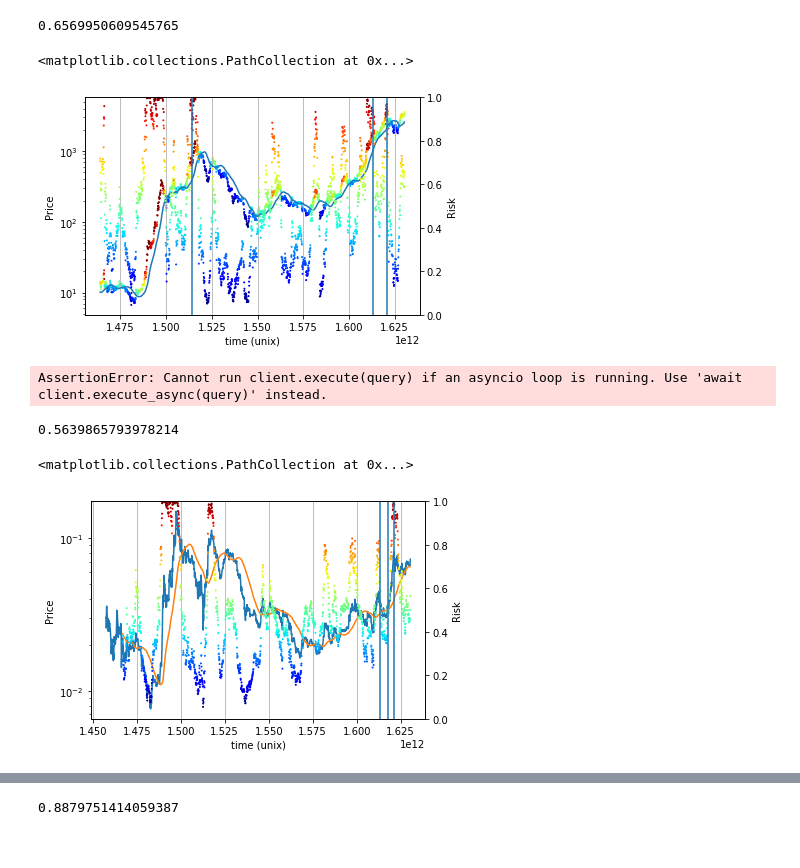
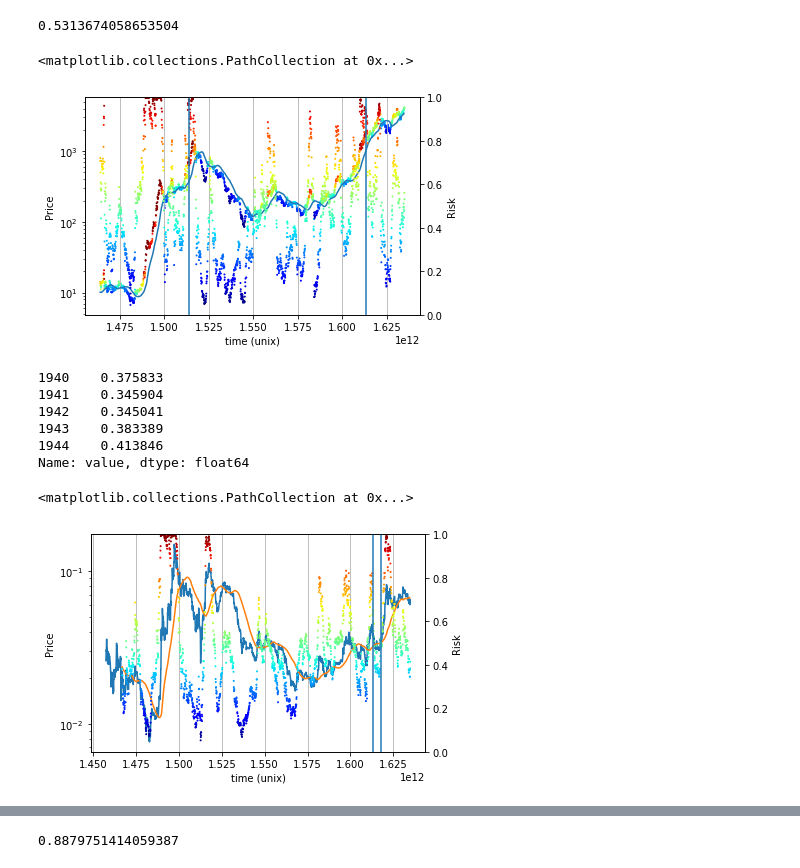
Before and after one commit to RDEvans31/saturn, a Jupyter notebook: Risk analysis.ipynb, the cells around one changed output, grey strips where cells are left out. Saved outputs shown, nothing was run; the diff lists cells and outputs as text; code cells hidden in the pictures.

```diff
--- a/Risk analysis.ipynb
+++ b/Risk analysis.ipynb
@@ -254,48 +254,45 @@ eth_weekly=price.get_price_data('1w', data=eth)
 # %%
 slow_eth=chart.get_sma(eth_weekly,10)
 fig, ax1 = plt.subplots()
 ax1.set_xlabel('time (unix)')
 ax1.set_ylabel('Price')
 # ax1.plot(fast['unix'],fast['value'])
 
 risk_eth=chart.risk_indicator(eth,slow_eth)
 print(risk_eth.iloc[-1]['value'])
 #ax1.plot(eth['unix'],eth['open'])
 # ax1.plot(fast['unix'],fast['value'])
 ax1.plot(slow_eth['unix'],slow_eth['value'])
 ax1.set_yscale('log')
 ax1.grid(axis="x")
 
 ax2 = ax1.twinx()
 ax2.set_ylabel('Risk')
-ax2.vlines([1.514*(10**12),1.613*(10**12), 1.621*(10**12)],ymin=0, ymax=1)
+ax2.vlines([1.514*(10**12),1.613*(10**12)],ymin=0, ymax=1)
 filtered_price_data=eth[eth['unix']>=risk_eth['unix'].min()]
 # filtered_risk=risk.loc[risk['value']<0.15]
 # ax2.scatter(filtered_risk['unix'],filtered_risk['value'], s=1)
 ax2.set_ylim(0,1)
 #ax2.vlines(filtered_risk['unix'],0,btc_price_data['close'].max(), colors='r')
 
 ax1.scatter(filtered_price_data['unix'],filtered_price_data['close'], s=1, c=risk_eth['value'], cmap='jet')
 ax2.scatter(risk_eth['unix'],risk_eth['value'], s=1, c=risk_eth['value'], cmap='jet')
 # %% [output]
-0.6569950609545765
+0.5313674058653504
 <matplotlib.collections.PathCollection at 0x...>
-[figure, old version]
+[figure, new version]
 # %%
 eth_btc=await get_stored_data('ETH/BTC', '1d')
 eth_btc_weekly=price.get_price_data('1w', data=eth_btc)
-action=await update_database('ETH/BTC','1d')
-# %% [output]
-AssertionError: Cannot run client.execute(query) if an asyncio loop is running. Use 'await client.execute_async(query)' instead.
 # %%
 slow_ethbtc=chart.get_sma(eth_btc_weekly,15)
 fig, ax1 = plt.subplots()
 ax1.set_xlabel('time (unix)')
 ax1.set_ylabel('Price')
 # ax1.plot(fast['unix'],fast['value'])
-
+eth_btc_fast=chart.get_sma(eth_btc, 5)
 risk_ethbtc=chart.risk_indicator(eth_btc, slow_ethbtc)
-print(risk_ethbtc['value'].iloc[-1])
+print(risk_ethbtc['value'].iloc[-5:])
 ax1.plot(eth_btc['unix'],eth_btc['open'])
 # ax1.plot(fast['unix'],fast['value'])
 ax1.plot(slow_ethbtc['unix'],slow_ethbtc['value'])
@@ -303,7 +300,7 @@ ax1.set_yscale('log')
 ax1.grid(axis="x")
 ax2 = ax1.twinx()
 ax2.set_ylabel('Risk')
-ax2.vlines([1.618*(10**12),1.613*(10**12),1.621*(10**12)],ymin=0, ymax=1)
+ax2.vlines([1.618*(10**12),1.613*(10**12)],ymin=0, ymax=1)
 filtered_price_data=eth_btc[eth_btc['unix']>=risk_ethbtc['unix'].min()]
 # filtered_risk=risk.loc[risk['value']<0.15]
 # ax2.scatter(filtered_risk['unix'],filtered_risk['value'], s=1)
@@ -313,9 +310,14 @@ ax2.set_ylim(0,1)
 # ax1.scatter(filtered_price_data['unix'],filtered_price_data['close'], s=1, c=risk_ethbtc['value'], cmap='jet')
 ax2.scatter(risk_ethbtc['unix'],risk_ethbtc['value'], s=1, c=risk_ethbtc['value'], cmap='jet')
 # %% [output]
-0.5639865793978214
+1940    0.375833
+1941    0.345904
+1942    0.345041
+1943    0.383389
+1944    0.413846
+Name: value, dtype: float64
 <matplotlib.collections.PathCollection at 0x...>
-[figure, old version]
+[figure, new version]
 # %%
 plt.plot(risk['unix'], risk['value'])
 plt.plot(risk_eth['unix'], risk_eth['value'])
```
Also changed, not shown: parts of 4 cells of this notebook, 3 other files.
